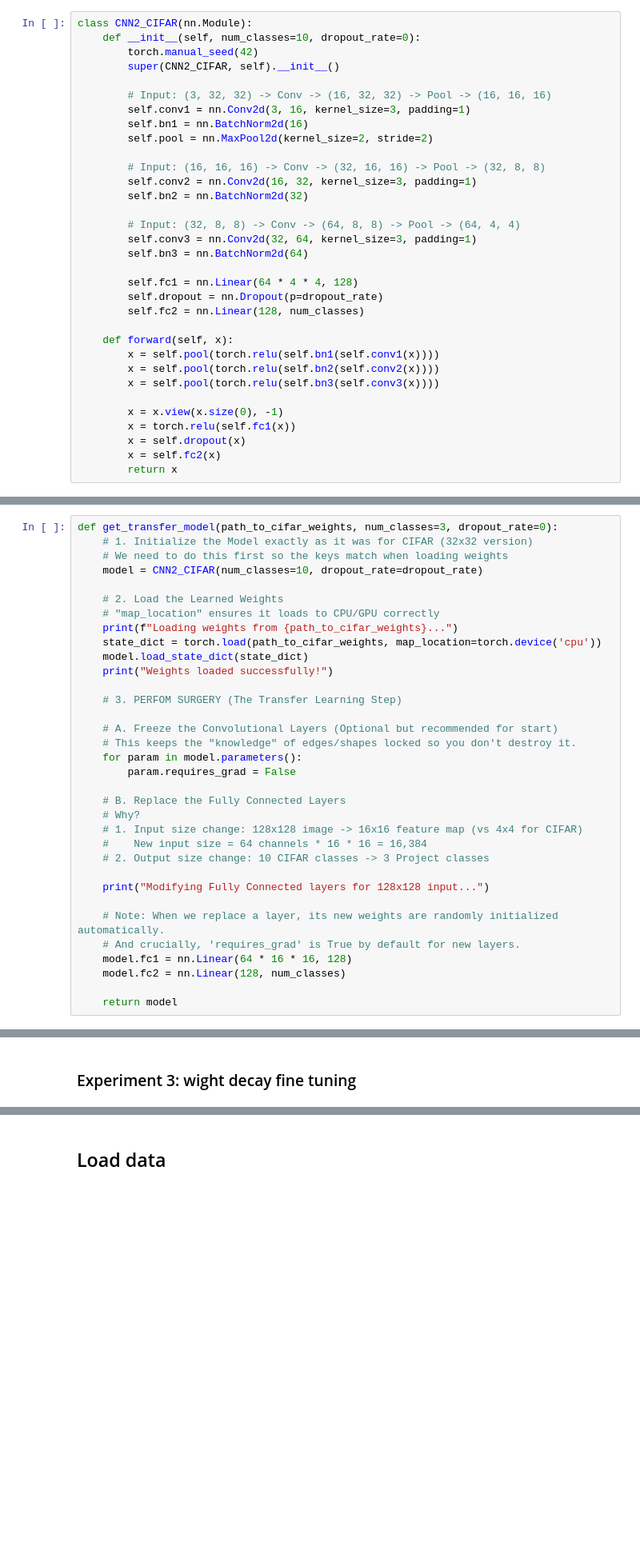
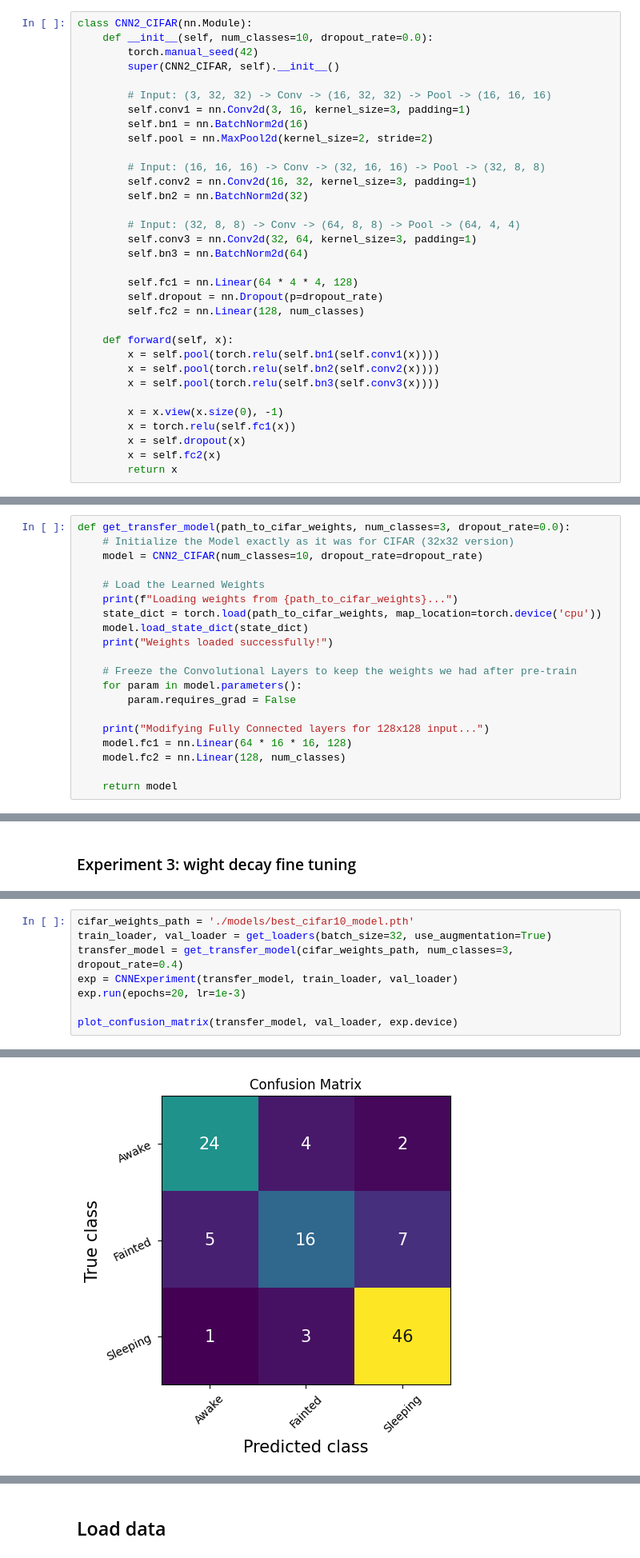
Before and after one commit to shaytoledo/fainting_image_classifier, a Jupyter notebook: final_project_pytorch/main.ipynb, the cells around one changed output, grey strips where cells are left out. Shown at 80% size. Saved outputs shown, nothing was run; the diff lists cells and outputs as text; blank space fills up the shorter version.

Commit message:
finish project

```diff
--- a/final_project_pytorch/main.ipynb
+++ b/final_project_pytorch/main.ipynb
@@ -864,7 +988,7 @@ Epoch 20/20 - Loss: 0.0324, Val Acc: 70.37%
 # Part 2 - Transfer learning
 # %%
 class CNN2_CIFAR(nn.Module):
-    def __init__(self, num_classes=10, dropout_rate=0):
+    def __init__(self, num_classes=10, dropout_rate=0.0):
         torch.manual_seed(42)
         super(CNN2_CIFAR, self).__init__()
 
@@ -977,35 +1100,21 @@ Epoch 15/15 - Loss: 0.2932, Val Acc: 75.02%
 # %% [markdown]
 ### Modify the fc head back to match our dataset resize:
 # %%
-def get_transfer_model(path_to_cifar_weights, num_classes=3, dropout_rate=0):
-    # 1. Initialize the Model exactly as it was for CIFAR (32x32 version)
-    # We need to do this first so the keys match when loading weights
+def get_transfer_model(path_to_cifar_weights, num_classes=3, dropout_rate=0.0):
+    # Initialize the Model exactly as it was for CIFAR (32x32 version)
     model = CNN2_CIFAR(num_classes=10, dropout_rate=dropout_rate)
 
-    # 2. Load the Learned Weights
-    # "map_location" ensures it loads to CPU/GPU correctly
+    # Load the Learned Weights
     print(f"Loading weights from {path_to_cifar_weights}...")
     state_dict = torch.load(path_to_cifar_weights, map_location=torch.device('cpu'))
     model.load_state_dict(state_dict)
     print("Weights loaded successfully!")
 
-    # 3. PERFOM SURGERY (The Transfer Learning Step)
-
-    # A. Freeze the Convolutional Layers (Optional but recommended for start)
-    # This keeps the "knowledge" of edges/shapes locked so you don't destroy it.
+    # Freeze the Convolutional Layers to keep the weights we had after pre-train
     for param in model.parameters():
         param.requires_grad = False
 
-    # B. Replace the Fully Connected Layers
-    # Why?
-    # 1. Input size change: 128x128 image -> 16x16 feature map (vs 4x4 for CIFAR)
-    #    New input size = 64 channels * 16 * 16 = 16,384
-    # 2. Output size change: 10 CIFAR classes -> 3 Project classes
-
     print("Modifying Fully Connected layers for 128x128 input...")
-
-    # Note: When we replace a layer, its new weights are randomly initialized automatically.
-    # And crucially, 'requires_grad' is True by default for new layers.
     model.fc1 = nn.Linear(64 * 16 * 16, 128)
     model.fc2 = nn.Linear(128, num_classes)
 
@@ -1159,0 +1271,9 @@ Epoch 20/20 - Loss: 0.4484, Val Acc: 79.63%
+# %%
+cifar_weights_path = './models/best_cifar10_model.pth'
+train_loader, val_loader = get_loaders(batch_size=32, use_augmentation=True)
+transfer_model = get_transfer_model(cifar_weights_path, num_classes=3, dropout_rate=0.4)
+exp = CNNExperiment(transfer_model, train_loader, val_loader)
+exp.run(epochs=20, lr=1e-3)
+
+plot_confusion_matrix(transfer_model, val_loader, exp.device)
+# %% [output]
@@ -1159,0 +1297 @@ Epoch 20/20 - Loss: 0.4484, Val Acc: 79.63%
+[figure, added]
```
Also changed, not shown: parts of 23 cells of this notebook.
